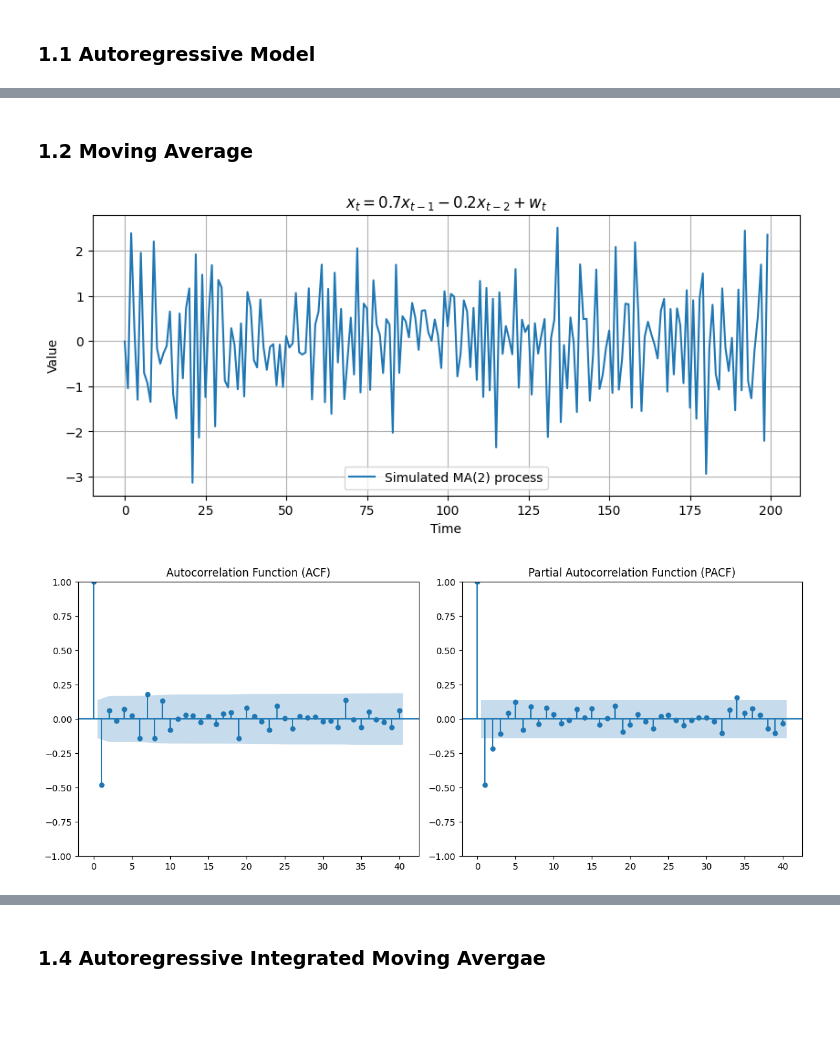
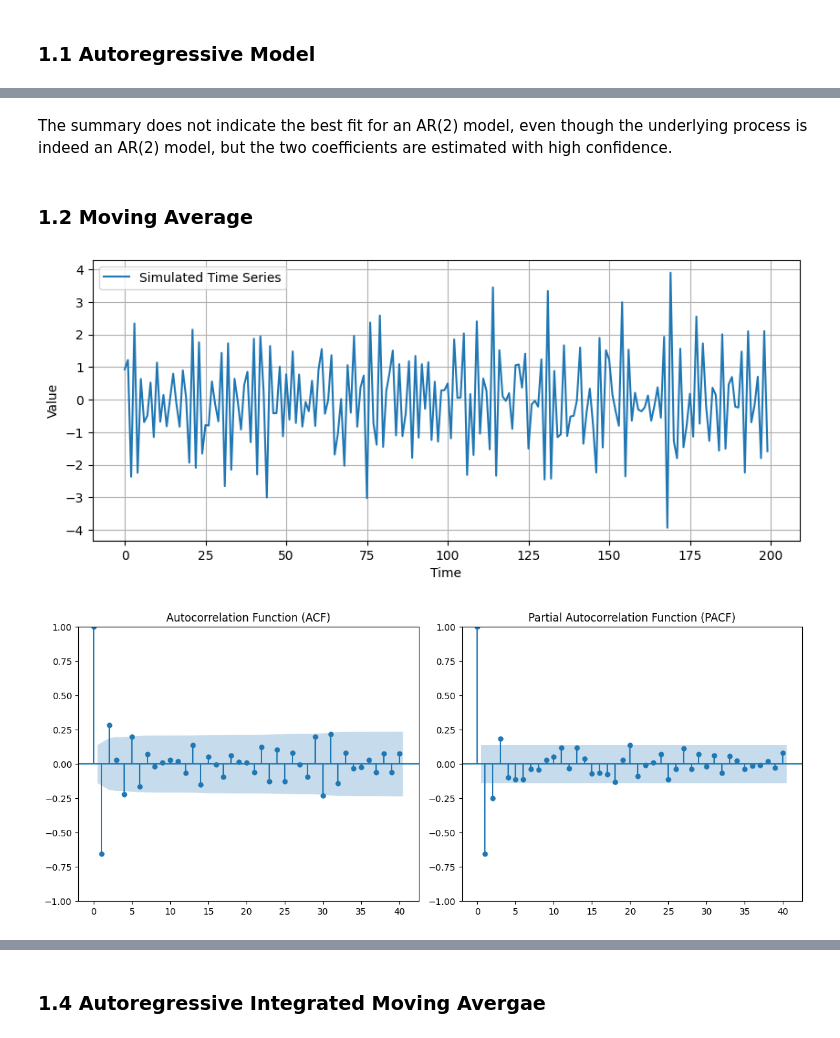
Before and after one commit to V8-Luky/time, a Jupyter notebook: notebooks/04_Exercise.ipynb, the cells around one changed output, grey strips where cells are left out. Cells and saved outputs as stored; diff of their text form; code cells hidden in the pictures; blank space fills up the shorter version.

```diff
--- a/notebooks/04_Exercise.ipynb
+++ b/notebooks/04_Exercise.ipynb
@@ -64,28 +117,28 @@ plot_acf_and_pacf(x)
+# %% [markdown]
+The summary does not indicate the best fit for an AR(2) model, even though the underlying process is indeed an AR(2) model, but the two coefficients are estimated with high confidence.
 # %% [markdown]
 ### 1.2 Moving Average
 # %%
-# AR(2) process coefficients
 ar = np.array([1])
-ma = np.array([1, -0.7, 0.2])
+ma = np.array([1, -0.75, 0.5, -0.25])
 
 # Create ARMA process
 arma_process = ArmaProcess(ar, ma)
 
 # Generate sample
-x = arma_process.generate_sample(nsample=200)
+x_ma = arma_process.generate_sample(nsample=200)
 
 # Plot
 plt.figure(figsize=(10, 4))
-plt.plot(x, label='Simulated MA(2) process')
-plt.title(r'$x_t = 0.7x_{t-1} - 0.2x_{t-2} + w_t$')
+plt.plot(x_ma, label='Simulated Time Series')
 plt.xlabel('Time')
 plt.ylabel('Value')
 plt.legend()
 plt.grid(True)
 plt.show()
 # %% [output]
-[figure, old version]
+[figure, new version]
 # %%
-plot_acf_and_pacf(x)
+plot_acf_and_pacf(x_ma)
 # %% [output]
-[figure, old version]
+[figure, new version]
```
Also changed, not shown: parts of 59 cells of this notebook.
